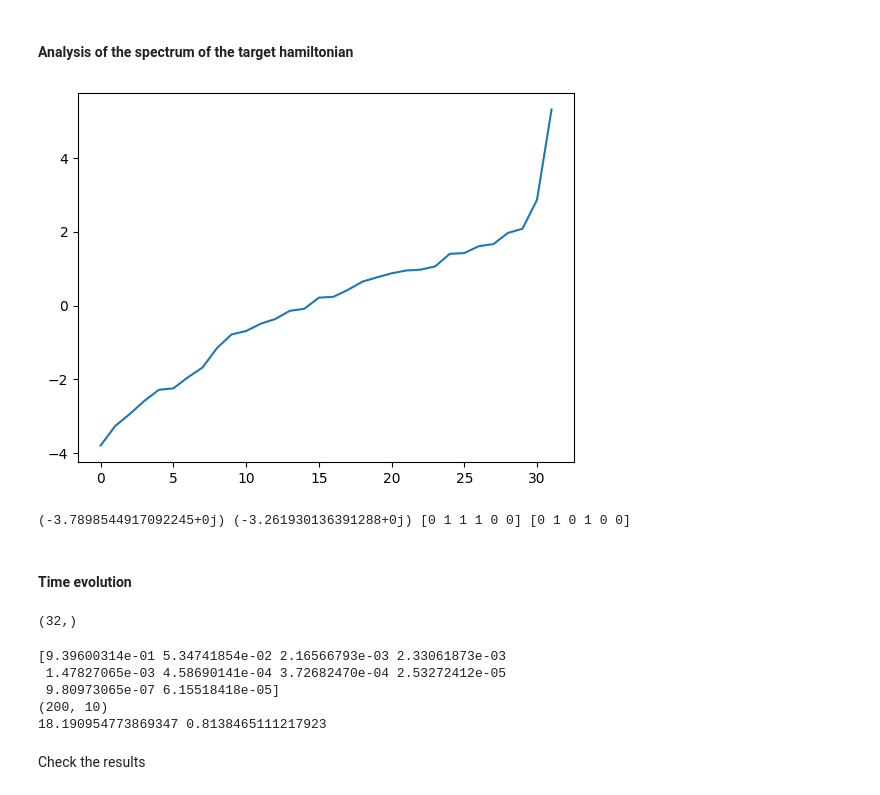
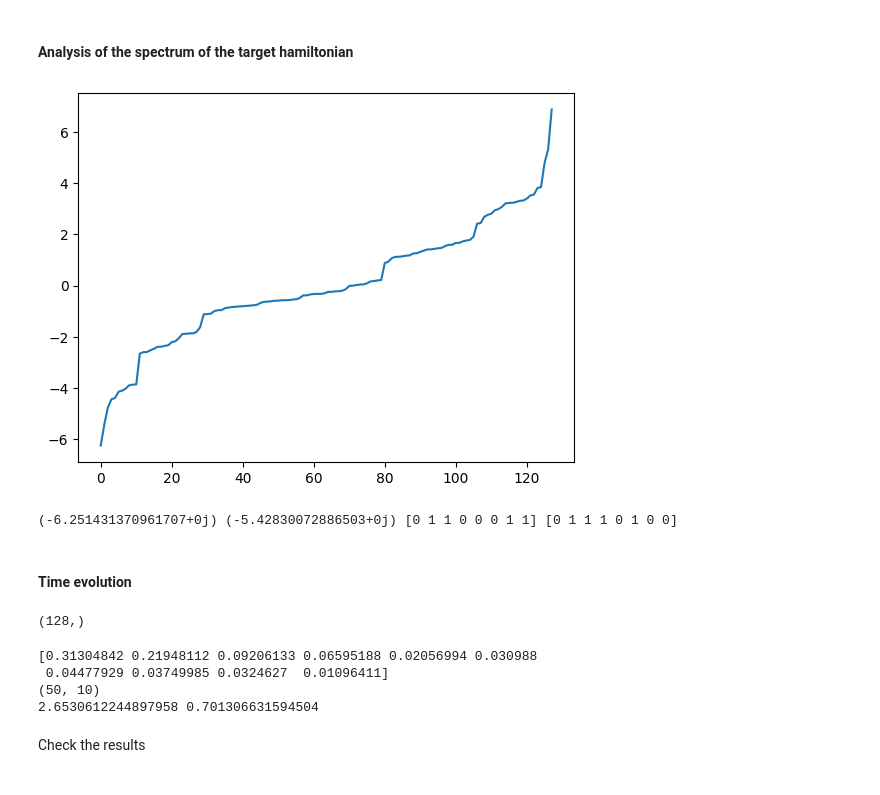
Before and after one commit to emacosta95/Magic4Annealing, a Jupyter notebook: ExploringMaxCut.ipynb, the cells around one changed output. Saved outputs shown, nothing was run; the diff lists cells and outputs as text; code cells hidden in the pictures.

```diff
--- a/ExploringMaxCut.ipynb
+++ b/ExploringMaxCut.ipynb
@@ -16,14 +20,14 @@ from src.utils import Sector
 #### Hyperapameters
 # %%
 #### create istances on networkx
-nqubits = 6
+nqubits = 8
 
-basis=computational_basis(nqubits)
+basis = computational_basis(nqubits)
 graph_instance = nx.random_regular_graph(d=3, n=nqubits)
 
 # Assign random weights in [0,1]
 for u, v in graph_instance.edges():
-    graph_instance[u][v]['weight'] = np.random.uniform(0, 1)
+    graph_instance[u][v]["weight"] = np.random.uniform(0, 1)
 
 jij = nx.to_numpy_array(graph_instance)  # unweighted adjacency matrix
 
@@ -61,18 +73,23 @@ Sector: 32 states out of 64
 # %% [markdown]
 #### Analysis of the spectrum of the target hamiltonian
 # %%
-values=target_hamiltonian_s.diagonal()
+values = target_hamiltonian_s.diagonal()
 
-spectrum_target_hamiltonian_s=np.sort(values)
-eigenstates_target_hamiltonian_s=basis[np.argsort(values)]
+spectrum_target_hamiltonian_s = np.sort(values)
+eigenstates_target_hamiltonian_s = basis[np.argsort(values)]
 
 plt.plot(spectrum_target_hamiltonian_s)
 plt.show()
 
-print(spectrum_target_hamiltonian_s[0],spectrum_target_hamiltonian_s[1],eigenstates_target_hamiltonian_s[0],eigenstates_target_hamiltonian_s[1])
+print(
+    spectrum_target_hamiltonian_s[0],
+    spectrum_target_hamiltonian_s[1],
+    eigenstates_target_hamiltonian_s[0],
+    eigenstates_target_hamiltonian_s[1],
+)
 # %% [output]
-[figure, old version]
+[figure, new version]
-(-3.7898544917092245+0j) (-3.261930136391288+0j) [0 1 1 1 0 0] [0 1 0 1 0 0]
+(-6.251431370961707+0j) (-5.42830072886503+0j) [0 1 1 0 0 0 1 1] [0 1 1 1 0 1 0 0]
 # %% [markdown]
 #### Time evolution
 # %%
@@ -86,49 +103,57 @@ delta_t    = time[1] - time[0]
 from scipy.sparse.linalg import eigsh, expm_multiply
 
 # ── initial state ─────────────────────────────────────────────────────────────
-dim      = 2 ** nqubits
+dim = 2**nqubits
 psi_init = np.ones(dim, dtype=complex) / np.sqrt(dim)
-psi_init=PS.project(psi_init)
+psi_init = PS.project(psi_init)
 print(psi_init.shape)
 # ── initialization ────────────────────────────────────────────────────────────
-spectrum            = np.zeros((time_steps, nlevels))
-energy              = np.zeros(time_steps)
-probabilities       = np.zeros((time_steps, nlevels))
-psi_history          = np.zeros((time_steps, dim//2), dtype=complex)
-eigenstates_history = np.zeros((time_steps, dim//2, nlevels), dtype=complex)
+spectrum = np.zeros((time_steps, nlevels))
+energy = np.zeros(time_steps)
+probabilities = np.zeros((time_steps, nlevels))
+psi_history = np.zeros((time_steps, dim // 2), dtype=complex)
+eigenstates_history = np.zeros((time_steps, dim // 2, nlevels), dtype=complex)
 
 eigenstates_prev = None
 psi = psi_init.copy()
 
 # ── time evolution ────────────────────────────────────────────────────────────
 for i, t in enumerate(time):
-    hamiltonian_t = (1 - t / tau) * driver_hamiltonian_s + (t / tau) * target_hamiltonian_s
+    hamiltonian_t = (1 - t / tau) * driver_hamiltonian_s + (
+        t / tau
+    ) * target_hamiltonian_s
     psi = expm_multiply(-1j * delta_t * hamiltonian_t, psi)
 
-
     # ── diagonalize ───────────────────────────────────────────────────────
-    spectrum_t, eigenstates_t = eigsh(hamiltonian_t.astype(complex), which='SA', k=nlevels)
-    order              = np.argsort(spectrum_t)
-    spectrum[i]        = spectrum_t[order]
-    eigenstates_raw    = eigenstates_t[:, order].astype(complex)  # raw — for probabilities
+    spectrum_t, eigenstates_t = eigsh(
+        hamiltonian_t.astype(complex), which="SA", k=nlevels
+    )
+    order = np.argsort(spectrum_t)
+    spectrum[i] = spectrum_t[order]
+    eigenstates_raw = eigenstates_t[:, order].astype(complex)  # raw — for probabilities
     eigenstates_history[i] = eigenstates_raw
     # overlap
-    probabilities[i]=np.einsum('i,ia->a',psi.conj(),eigenstates_raw)*np.einsum('i,ia->a',psi.conj(),eigenstates_raw).conj()
+    probabilities[i] = (
+        np.einsum("i,ia->a", psi.conj(), eigenstates_raw)
+        * np.einsum("i,ia->a", psi.conj(), eigenstates_raw).conj()
+    )
     energy[i] = np.real(np.vdot(psi, hamiltonian_t @ psi))
     psi_history[i] = psi
 
 print(probabilities[-1])
 print(spectrum.shape)
-print(time[np.argmin(spectrum[:,2]-spectrum[:,0])],np.min(spectrum[:,2]-spectrum[:,0]))
+print(
+    time[np.argmin(spectrum[:, 2] - spectrum[:, 0])],
+    np.min(spectrum[:, 2] - spectrum[:, 0]),
+)
 
-min_time_gap= time[np.argmin(spectrum[:,2]-spectrum[:,0])]
+min_time_gap = time[np.argmin(spectrum[:, 2] - spectrum[:, 0])]
 # %% [output]
-(32,)
+(128,)
-[9.39600314e-01 5.34741854e-02 2.16566793e-03 2.33061873e-03
- 1.47827065e-03 4.58690141e-04 3.72682470e-04 2.53272412e-05
- 9.80973065e-07 6.15518418e-05]
-(200, 10)
-18.190954773869347 0.8138465111217923
+[0.31304842 0.21948112 0.09206133 0.06595188 0.02056994 0.030988
+ 0.04477929 0.03749985 0.0324627  0.01096411]
+(50, 10)
+2.6530612244897958 0.701306631594504
 # %% [markdown]
 Check the results
 # %%
```
Also changed, not shown: parts of 34 cells of this notebook, 10 other files.
